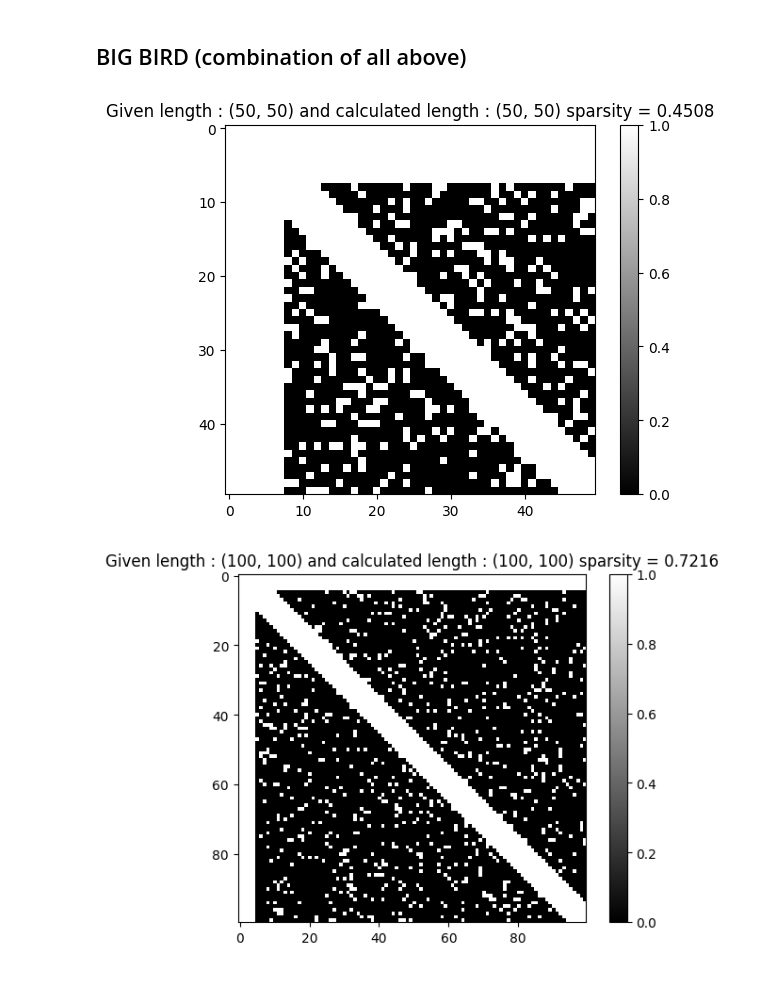
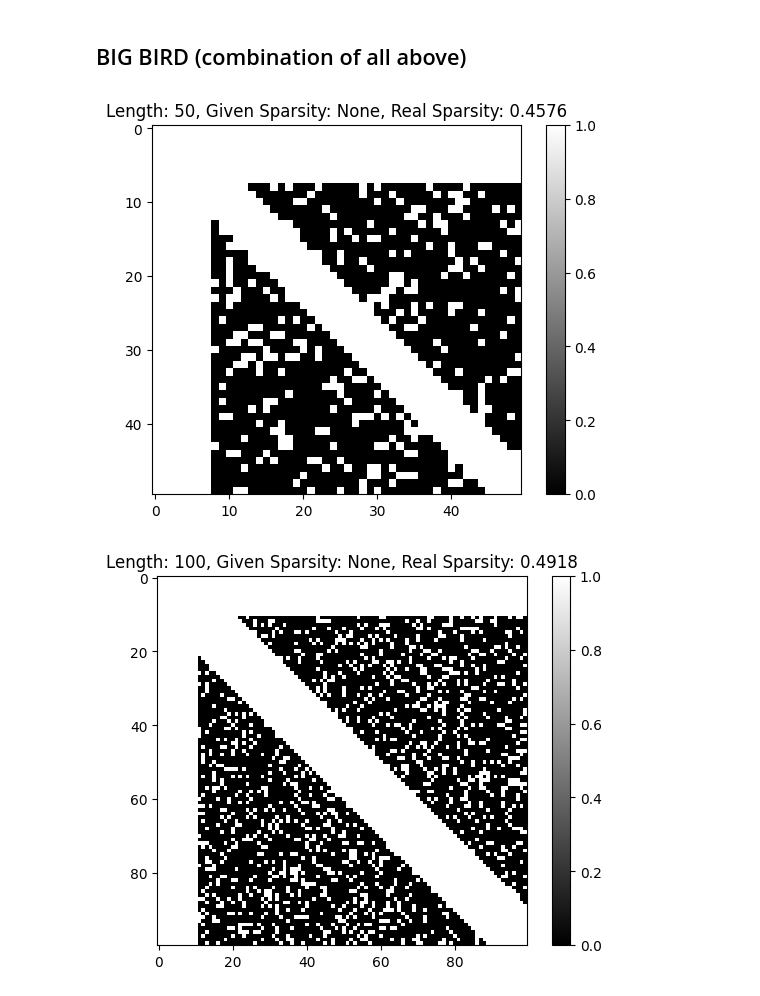
Before and after one commit to shanedonnelly/artificial_big_bird_matrix_generator, a Jupyter notebook: big_bird.ipynb, the cells around one changed output. Saved outputs shown, nothing was run; the diff lists cells and outputs as text; code cells hidden in the pictures.

```diff
--- a/big_bird.ipynb
+++ b/big_bird.ipynb
@@ -31,12 +31,13 @@ def get_density(matrix, length):
 def get_sparsity(matrix, length):
     return 1.0 - get_density(matrix, length)
 # %%
-def show_matrix_infos(matrix, length):
+def show_matrix_infos(matrix, length, given_sparsity = -1.0): # -1.0 correspond to None.
     # conditions : shape(matrix) = (length, length)
-    sparsity = get_sparsity(matrix, length)
-    text = f"Given length : ({length}, {length}) and calculated length : {np.shape(matrix)} sparsity = {sparsity}"
+    real_sparsity = get_sparsity(matrix, length)
+    given_text = "None" if given_sparsity < 0 else f"{given_sparsity:.2f}"
+    text = f"Length: {length}, Given Sparsity: {given_text}, Real Sparsity: {real_sparsity:.4f}"
     plt.title(label=text)
-    plt.imshow(matrix, cmap='gray', interpolation='nearest')
+    plt.imshow(matrix, cmap='gray', interpolation='nearest', vmin=0, vmax=1)
     plt.colorbar()
     plt.show()
 # %% [markdown]
@@ -346,7 +347,7 @@ def test_generate_big_bird():
 
 test_generate_big_bird()
 # %% [output]
-[figure, old version]
+[figure, new version]
 # %%
 def get_big_bird_mask_with_sparsity( length, random_sparsity, window_sparsity, global_sparsity):
     am = get_random_attention_mask_with_sparsity( length= length, sparsity=random_sparsity)
@@ -363,15 +364,15 @@ def generate_big_bird_with_sparsity(length, random_sparsity, window_sparsity, gl
 # %%
 def test_generate_big_bird_with_sparsity():
     length = 100
-    random_sparsity =  0.9
-    window_sparsity = 0.9
-    global_sparsity = 0.9
+    random_sparsity =  0.8
+    window_sparsity = 0.8
+    global_sparsity = 0.8
     matrix = generate_big_bird_with_sparsity(length=length,random_sparsity=random_sparsity, window_sparsity=window_sparsity, global_sparsity=global_sparsity)
     show_matrix_infos(matrix=matrix, length= length)
 
 test_generate_big_bird_with_sparsity()
 # %% [output]
-[figure, old version]
+[figure, new version]
 # %%
 def adjust_total_sparsity(total_sparsity):
     x = total_sparsity
```
Also changed, not shown: parts of 14 cells of this notebook, 5 other files.
